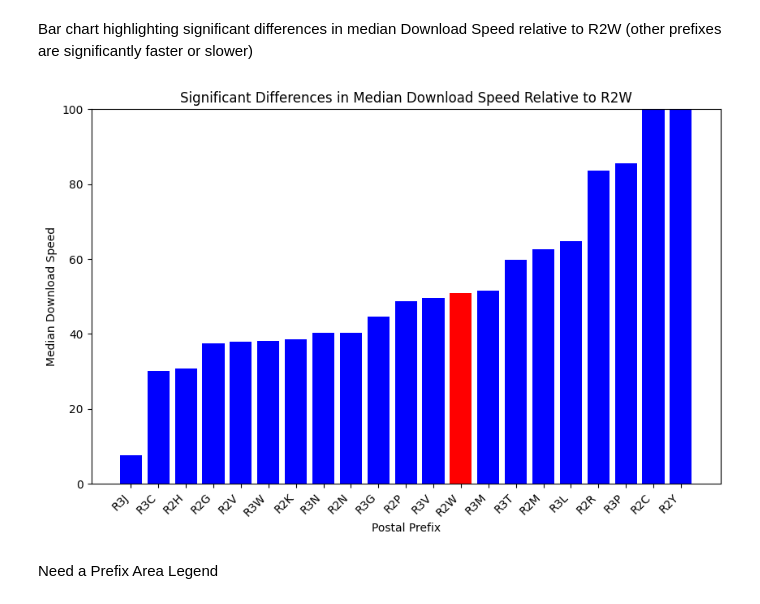
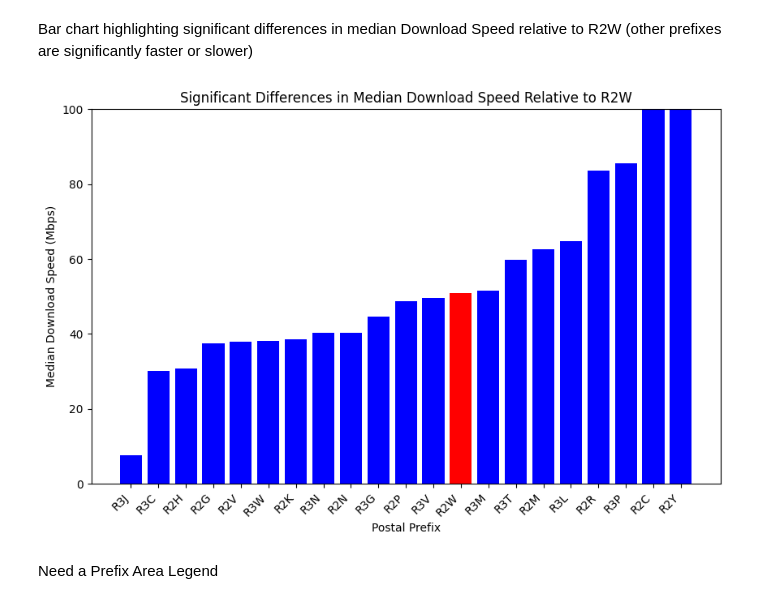
Before and after one commit to InternetSocietyManitobaChapter/JupyterNotebook_NorthEndConnect, a Jupyter notebook: NEC_June_14_2023_data.ipynb, the cells around one changed output. Cells and saved outputs as stored; diff of their text form; code cells hidden in the pictures.

```diff
--- a/NEC_June_14_2023_data.ipynb
+++ b/NEC_June_14_2023_data.ipynb
@@ -1591,33 +1591,33 @@ Bar chart highlighting significant differences in median Download Speed relative
 # %%
 import matplotlib.pyplot as plt
 
 # Select the desired postal prefixes for the bar chart
 selected_prefixes = ['R2W', 'R2M', 'R3M', 'R3P', 'R2C', 'R2Y', 'R3T', 'R3L', 'R2R', 'R3W', 'R2G', 'R2V', 'R2P', 'R2N', 'R2H', 'R3J', 'R3C', 'R3G', 'R3N', 'R2K', 'R3V']
 
 # Filter the DataFrame for the selected postal prefixes
 df_selected = df[df['POSTAL PREFIX'].isin(selected_prefixes)]
 
 # Sort the DataFrame by median download speed in ascending order
 df_selected_sorted = df_selected.sort_values('MEDIAN DOWNLOAD')
 
 # Set the colors for the bars
 colors = ['red' if prefix == 'R2W' else 'blue' for prefix in df_selected_sorted['POSTAL PREFIX']]
 
 # Create the bar chart
 plt.figure(figsize=(10, 6))
 plt.bar(df_selected_sorted['POSTAL PREFIX'], df_selected_sorted['MEDIAN DOWNLOAD'], color=colors)
 plt.xlabel('Postal Prefix')
-plt.ylabel('Median Download Speed')
+plt.ylabel('Median Download Speed (Mbps)')
 plt.title('Significant Differences in Median Download Speed Relative to R2W')
 plt.xticks(rotation=45, ha='right')
 
 # Adjust the y-axis limit
 plt.ylim(0.0, 100)
 
 # Show the plot
 plt.show()
 # %% [output]
-[figure, old version]
+[figure, new version]
 # %% [markdown]
 Need a Prefix Area Legend
 # %%
```
Also changed, not shown: parts of 7 cells of this notebook.
